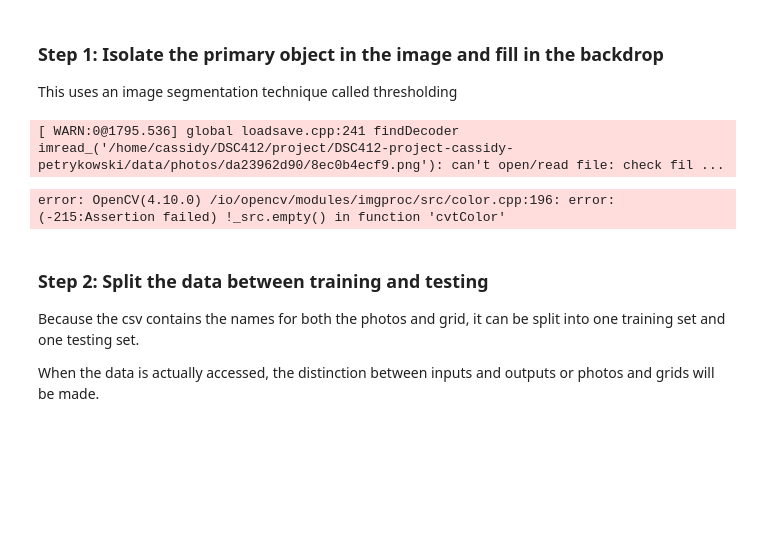
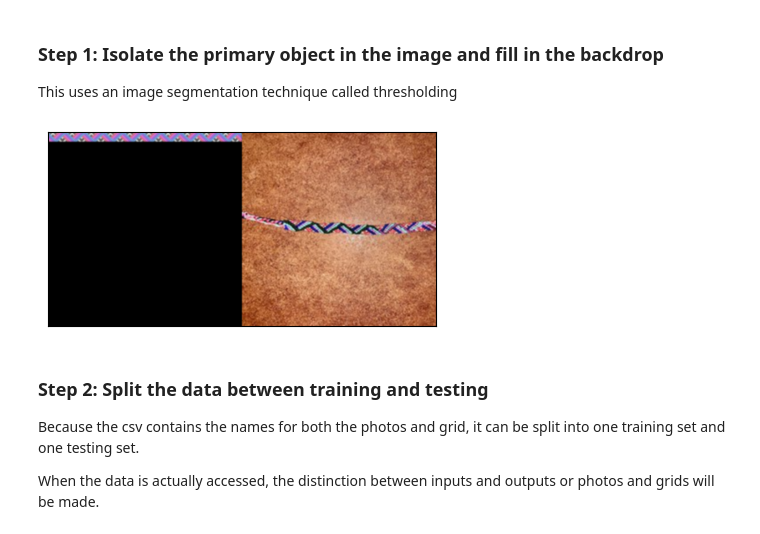
Before and after one commit to 2024-FALL-DSC-412-001/DSC412-project-cassidy-petrykowski, a Jupyter notebook: experimental.ipynb, the cells around one changed output. Cells and saved outputs as stored; diff of their text form; code cells hidden in the pictures; blank space fills up the shorter version.

```diff
--- a/experimental.ipynb
+++ b/experimental.ipynb
@@ -39,7 +39,7 @@ This uses an image segmentation technique called thresholding
 #  Thresholding from open cv
 
 # Read image
-img_path = storage_path + 'cxfdfdff'
+img_path = data.loc[12].iat[0]
 img = cv2.imread(img_path)
 
 #Use this helper function if you are working in Jupyter Lab
@@ -47,14 +47,13 @@ img = cv2.imread(img_path)
 
 b = bgremove2(img)
 showimage(img)
 merged_path = merge_images(img_path,img_path, (storage_path + "/merged/"))
 merged = cv2.imread(merged_path)
 
 
 # will update so that images are adjusted when they are imported
 # %% [output]
-[ WARN:0@1795.536] global loadsave.cpp:241 findDecoder imread_('/home/cassidy/DSC412/project/DSC412-project-cassidy-petrykowski/data/photos/da23962d90/8ec0b4ecf9.png'): can't open/read file: check fil ...
-error: OpenCV(4.10.0) /io/opencv/modules/imgproc/src/color.cpp:196: error: (-215:Assertion failed) !_src.empty() in function 'cvtColor'
+[figure, added]
 # %% [markdown]
 ### Step 2: Split the data between training and testing
 
```
Also changed, not shown: parts of 1 cell of this notebook, 1 other file.
